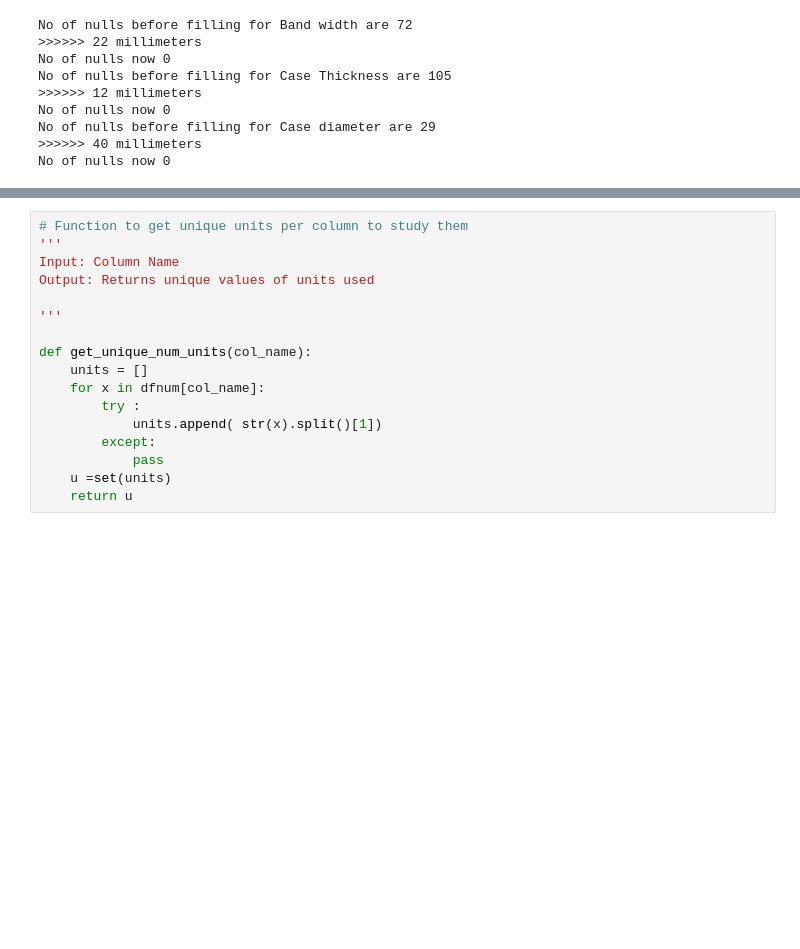
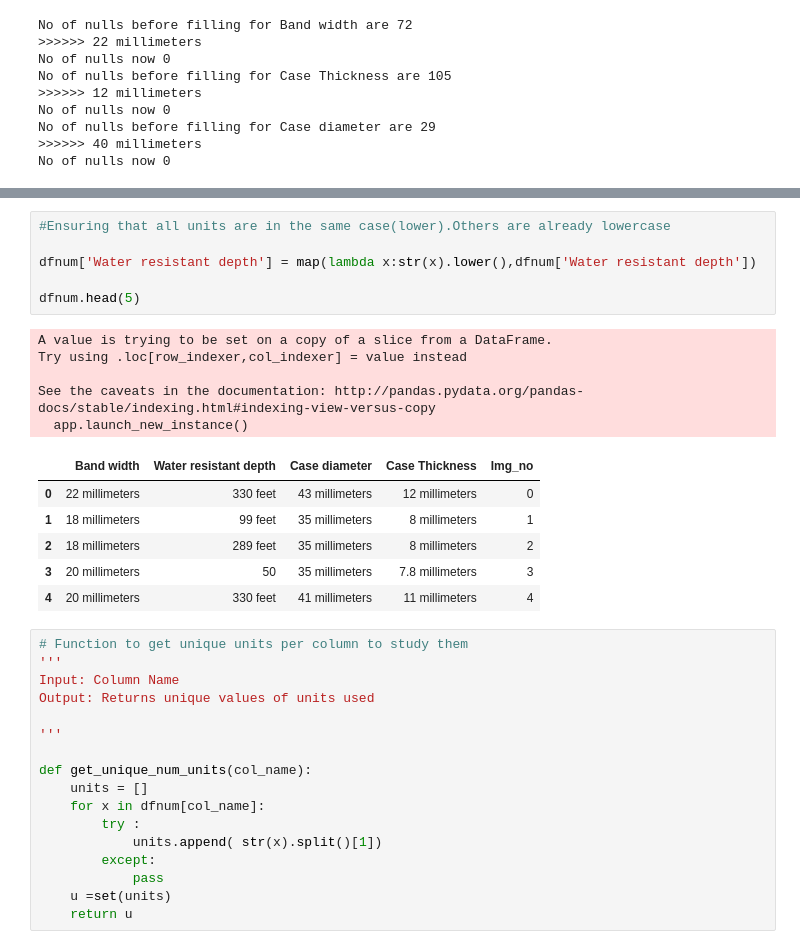
Before and after one commit to JapneetSingh/Chronos-Quartz, a Jupyter notebook: Code/Metadata_Model.ipynb, the cells around one changed output, grey strips where cells are left out. Saved outputs shown, nothing was run; the diff lists cells and outputs as text; blank space fills up the shorter version.

```diff
--- a/Code/Metadata_Model.ipynb
+++ b/Code/Metadata_Model.ipynb
@@ -270,3 +249,21 @@ No of nulls now 0
+# %%
+#Ensuring that all units are in the same case(lower).Others are already lowercase
+
+dfnum['Water resistant depth'] = map(lambda x:str(x).lower(),dfnum['Water resistant depth'])
+
+dfnum.head(5)
+# %% [output]
+A value is trying to be set on a copy of a slice from a DataFrame.
+Try using .loc[row_indexer,col_indexer] = value instead
+
+See the caveats in the documentation: http://pandas.pydata.org/pandas-docs/stable/indexing.html#indexing-view-versus-copy
+  app.launch_new_instance()
+|  | Band width | Water resistant depth | Case diameter | Case Thickness | Img_no |
+| 0 | 22 millimeters | 330 feet | 43 millimeters | 12 millimeters | 0 |
+| 1 | 18 millimeters | 99 feet | 35 millimeters | 8 millimeters | 1 |
+| 2 | 18 millimeters | 289 feet | 35 millimeters | 8 millimeters | 2 |
+| 3 | 20 millimeters | 50 | 35 millimeters | 7.8 millimeters | 3 |
+| 4 | 20 millimeters | 330 feet | 41 millimeters | 11 millimeters | 4 |
 # %%
 # Function to get unique units per column to study them
 '''
```
Also changed, not shown: parts of 13 cells of this notebook.
